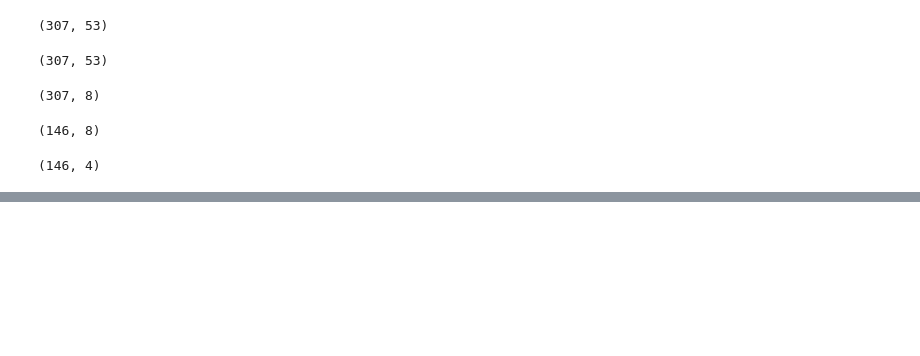
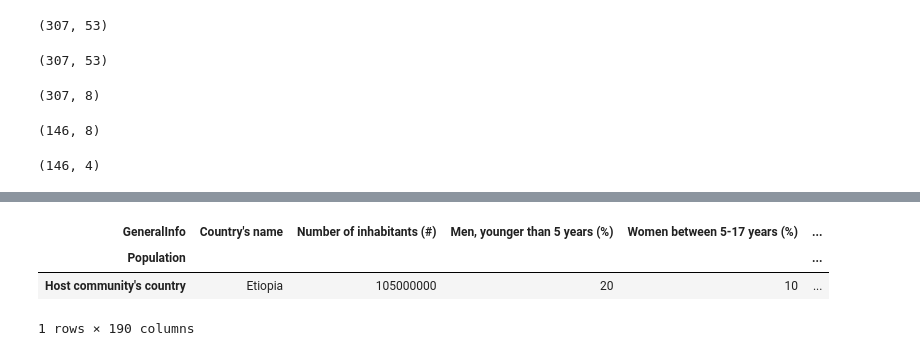
Before and after one commit to guillermosanchezg/NAUTIA, a Jupyter notebook: DesarrolloPy/NotebookPruebas.ipynb, the cells around one changed output, grey strips where cells are left out. Drawn from its saved outputs; the diff is of its cells as text; code cells hidden in the pictures; blank space fills up the shorter version.

```diff
--- a/DesarrolloPy/NotebookPruebas.ipynb
+++ b/DesarrolloPy/NotebookPruebas.ipynb
@@ -66,0 +130,11 @@ UnicodeDecodeError: 'utf-8' codec can't decode byte 0xf1 in position 22: invalid
+# %%
+data2 = data2.drop(data2.index[0])
+# %%
+dfCommunityCountry = data2.drop(data2.index[1])
+# %%
+dfCommunityCountry
+# %% [output]
+| GeneralInfo | Country's name | Number of inhabitants (#) | Men, younger than 5 years (%) | Women between 5-17 years (%) | ... |
+| Population |  |  |  |  | ... |
+| Host community's country | Etiopia | 105000000 | 20 | 10 | ... |
+1 rows × 190 columns
```
Also changed, not shown: parts of 11 cells of this notebook, 2 other files.
